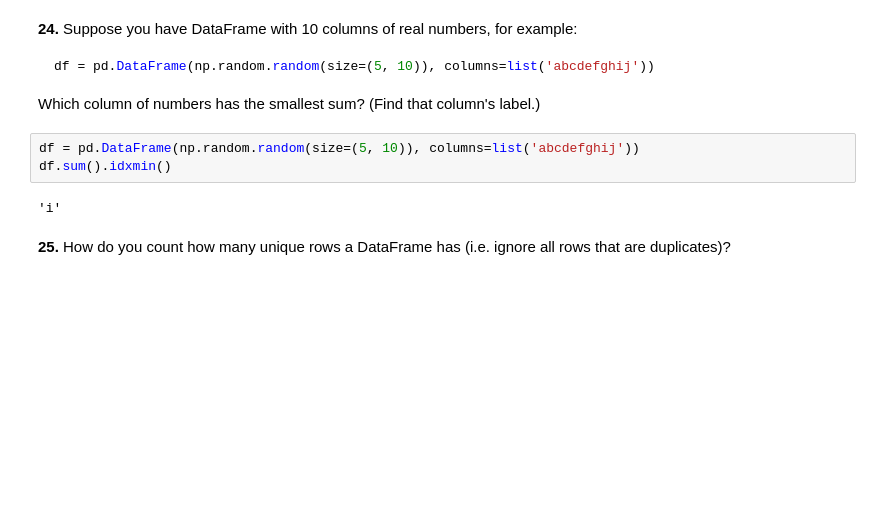
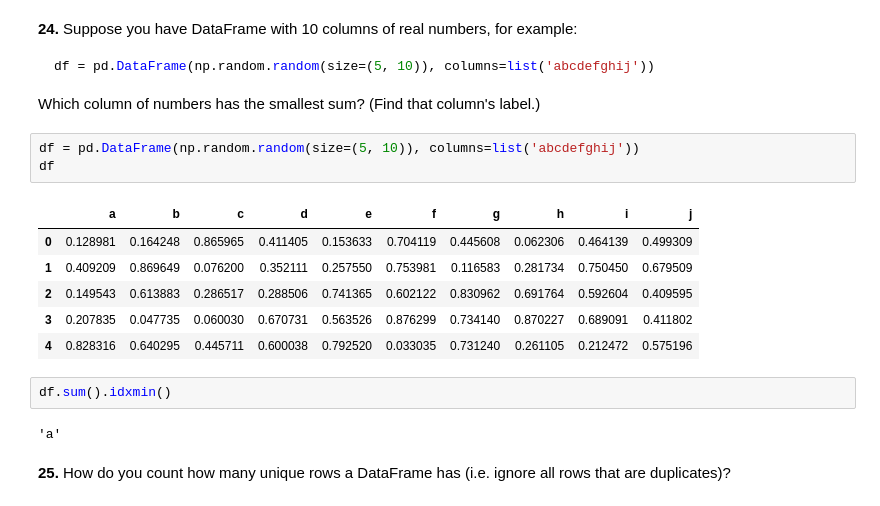
Before and after one commit to cmeniru/AI_Exercises, a Jupyter notebook: Chapter 1/6. Pandas/100-pandas-puzzles.ipynb, the cells around one changed output. Cells and saved outputs as stored; diff of their text form; blank space fills up the shorter version.

```diff
--- a/Chapter 1/6. Pandas/100-pandas-puzzles.ipynb
+++ b/Chapter 1/6. Pandas/100-pandas-puzzles.ipynb
@@ -367,9 +367,18 @@ df = pd.DataFrame(np.random.random(size=(5, 10)), columns=list('abcdefghij'))
 Which column of numbers has the smallest sum? (Find that column's label.)
 # %%
 df = pd.DataFrame(np.random.random(size=(5, 10)), columns=list('abcdefghij'))
-df.sum().idxmin()
+df
 # %% [output]
-'i'
+|  | a | b | c | d | e | f | g | h | i | j |
+| 0 | 0.128981 | 0.164248 | 0.865965 | 0.411405 | 0.153633 | 0.704119 | 0.445608 | 0.062306 | 0.464139 | 0.499309 |
+| 1 | 0.409209 | 0.869649 | 0.076200 | 0.352111 | 0.257550 | 0.753981 | 0.116583 | 0.281734 | 0.750450 | 0.679509 |
+| 2 | 0.149543 | 0.613883 | 0.286517 | 0.288506 | 0.741365 | 0.602122 | 0.830962 | 0.691764 | 0.592604 | 0.409595 |
+| 3 | 0.207835 | 0.047735 | 0.060030 | 0.670731 | 0.563526 | 0.876299 | 0.734140 | 0.870227 | 0.689091 | 0.411802 |
+| 4 | 0.828316 | 0.640295 | 0.445711 | 0.600038 | 0.792520 | 0.033035 | 0.731240 | 0.261105 | 0.212472 | 0.575196 |
+# %%
+df.sum().idxmin()
+# %% [output]
+'a'
 # %% [markdown]
 **25.** How do you count how many unique rows a DataFrame has (i.e. ignore all rows that are duplicates)?
 # %%
```
Also changed, not shown: parts of 5 cells of this notebook.
